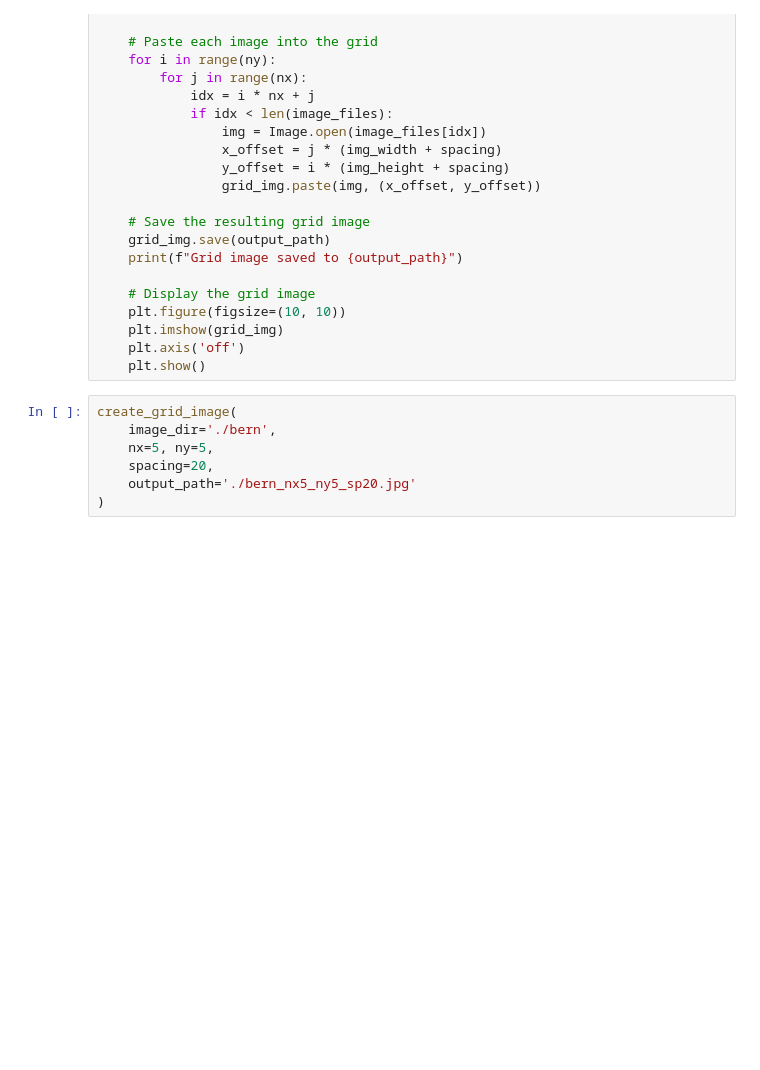
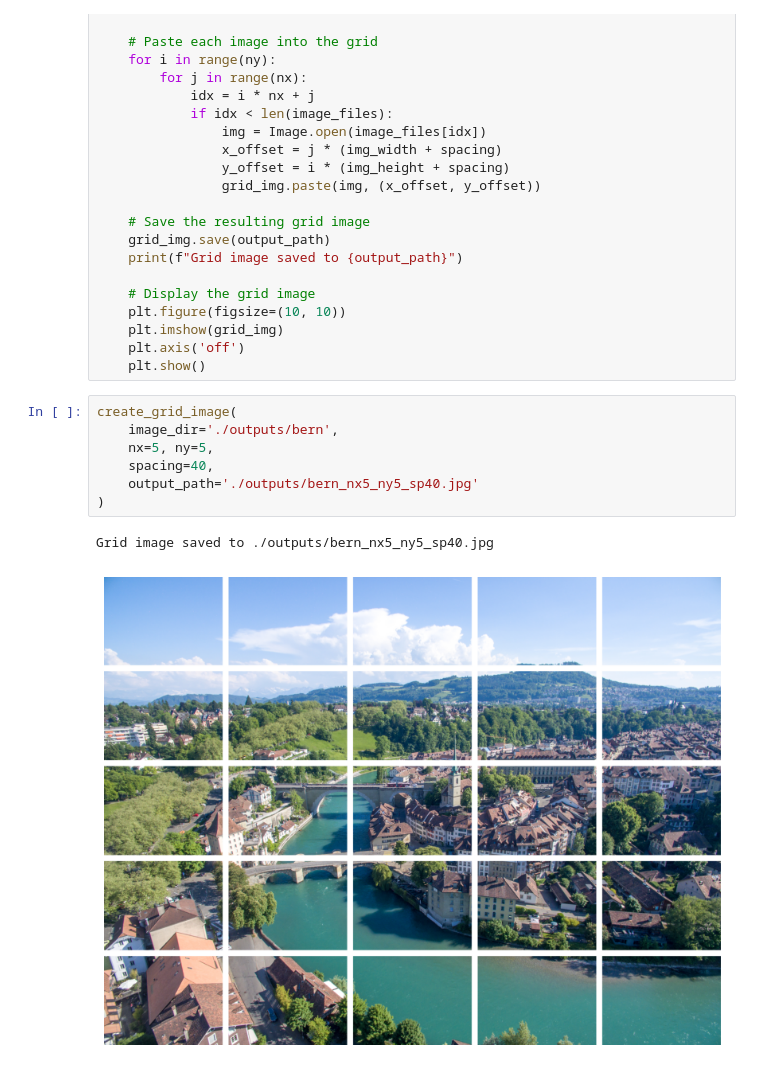
Before and after one commit to adhishm/cut_photo, a Jupyter notebook: cut_photo.ipynb, the cells around one changed output. Drawn from its saved outputs; the diff is of its cells as text; blank space fills up the shorter version.

```diff
--- a/cut_photo.ipynb
+++ b/cut_photo.ipynb
@@ -167,8 +177,11 @@ def create_grid_image(image_dir, nx, ny, spacing, output_path):
     plt.show()
 # %%
 create_grid_image(
-    image_dir='./bern',
+    image_dir='./outputs/bern',
     nx=5, ny=5,
-    spacing=20,
-    output_path='./bern_nx5_ny5_sp20.jpg'
+    spacing=40,
+    output_path='./outputs/bern_nx5_ny5_sp40.jpg'
 )
+# %% [output]
+Grid image saved to ./outputs/bern_nx5_ny5_sp40.jpg
+[figure, added]
```
Also changed, not shown: parts of 5 cells of this notebook.
